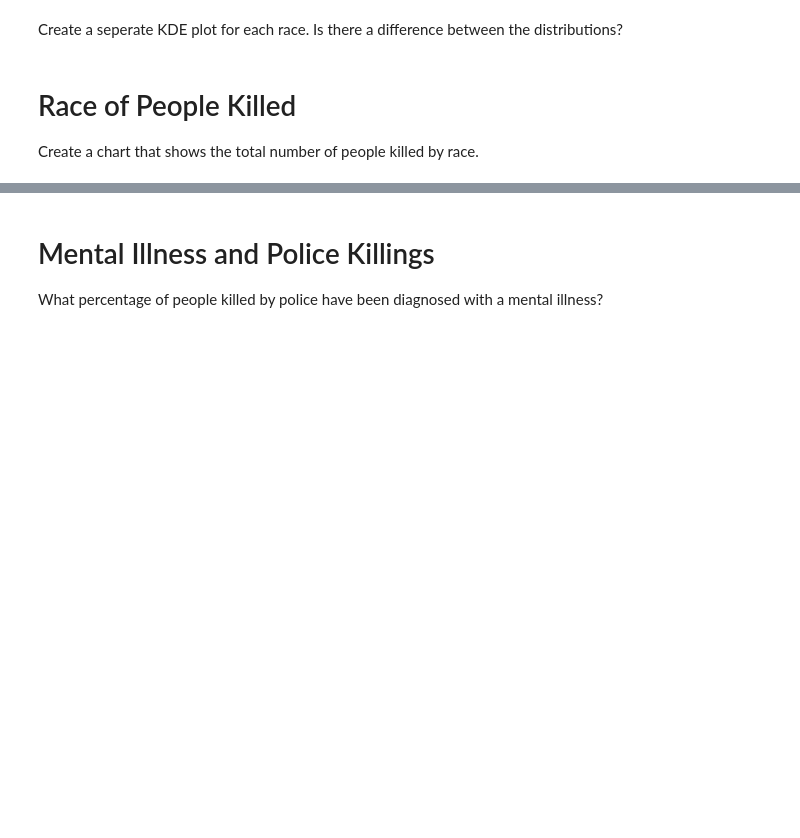
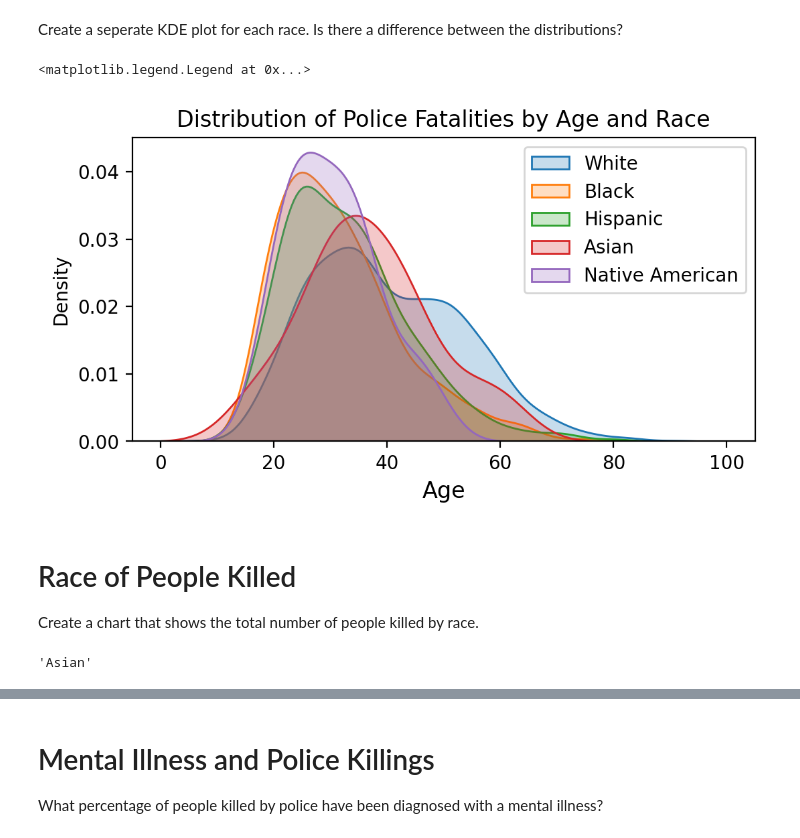
Before and after one commit to tomweinandy/100DaysOfCode, a Jupyter notebook: Projects/Day099/Fatal_Force.ipynb, the cells around one changed output, grey strips where cells are left out. Drawn from its saved outputs; the diff is of its cells as text; code cells hidden in the pictures; blank space fills up the shorter version.

```diff
--- a/Projects/Day099/Fatal_Force.ipynb
+++ b/Projects/Day099/Fatal_Force.ipynb
@@ -595,5 +656,24 @@ Create a histogram and KDE plot that shows the distribution of ages of the peopl
 # %% [markdown]
 Create a seperate KDE plot for each race. Is there a difference between the distributions?
+# %%
+df_age_white = df_age[df_age['race']=='White']['age']
+df_age_black = df_age[df_age['race']=='Black']['age']
+df_age_hispanic = df_age[df_age['race']=='Hispanic']['age']
+df_age_asian = df_age[df_age['race']=='Asian']['age']
+df_age_native_american = df_age[df_age['race']=='Native American']['age']
+# %%
+plt.figure(figsize=(6,3), dpi=200)
+sns.kdeplot(df_age_white, shade=True, clip=(0,100), label='White')
+sns.kdeplot(df_age_black, shade=True, clip=(0,100), label='Black')
+sns.kdeplot(df_age_hispanic, shade=True, clip=(0,100), label='Hispanic')
+sns.kdeplot(df_age_asian, shade=True, clip=(0,100), label='Asian')
+sns.kdeplot(df_age_native_american, shade=True, clip=(0,100), label='Native American')
+plt.title('Distribution of Police Fatalities by Age and Race')
+plt.xlabel('Age', fontsize=12)
+plt.legend(loc='upper right')
+# %% [output]
+<matplotlib.legend.Legend at 0x...>
+[figure, added]
 # %% [markdown]
 # Race of People Killed
 
@@ -602,0 +681,4 @@ stop
+# %%
+race_dict['A']
+# %% [output]
+'Asian'
```
Also changed, not shown: parts of 10 cells of this notebook.
